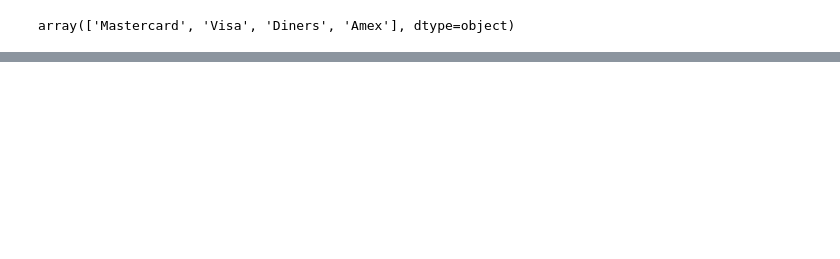
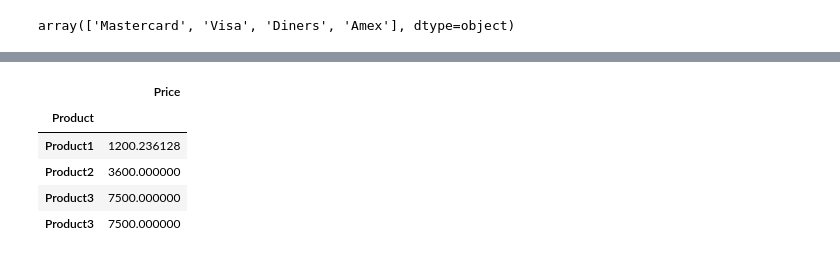
Before and after one commit to neep305/data_analysis_playground, a Jupyter notebook: sales_transaction.ipynb, the cells around one changed output, grey strips where cells are left out. Saved outputs shown, nothing was run; the diff lists cells and outputs as text; code cells hidden in the pictures; blank space fills up the shorter version.

```diff
--- a/sales_transaction.ipynb
+++ b/sales_transaction.ipynb
@@ -77,3 +76,5 @@ Name: Price, dtype: int64
 data['Payment_Type'].unique()
 # %% [output]
 array(['Mastercard', 'Visa', 'Diners', 'Amex'], dtype=object)
+# %%
+df_price = pd.DataFrame(data, columns=["Product","Price"])
@@ -79,0 +102,10 @@ array(['Mastercard', 'Visa', 'Diners', 'Amex'], dtype=object)
+# %%
+df_product = df_price.pivot_table(index='Product')
+df_product
+# %% [output]
+|  | Price |
+| Product |  |
+| Product1 | 1200.236128 |
+| Product2 | 3600.000000 |
+| Product3 | 7500.000000 |
+| Product3 | 7500.000000 |
```
Also changed, not shown: parts of 5 cells of this notebook, 1 other file.
